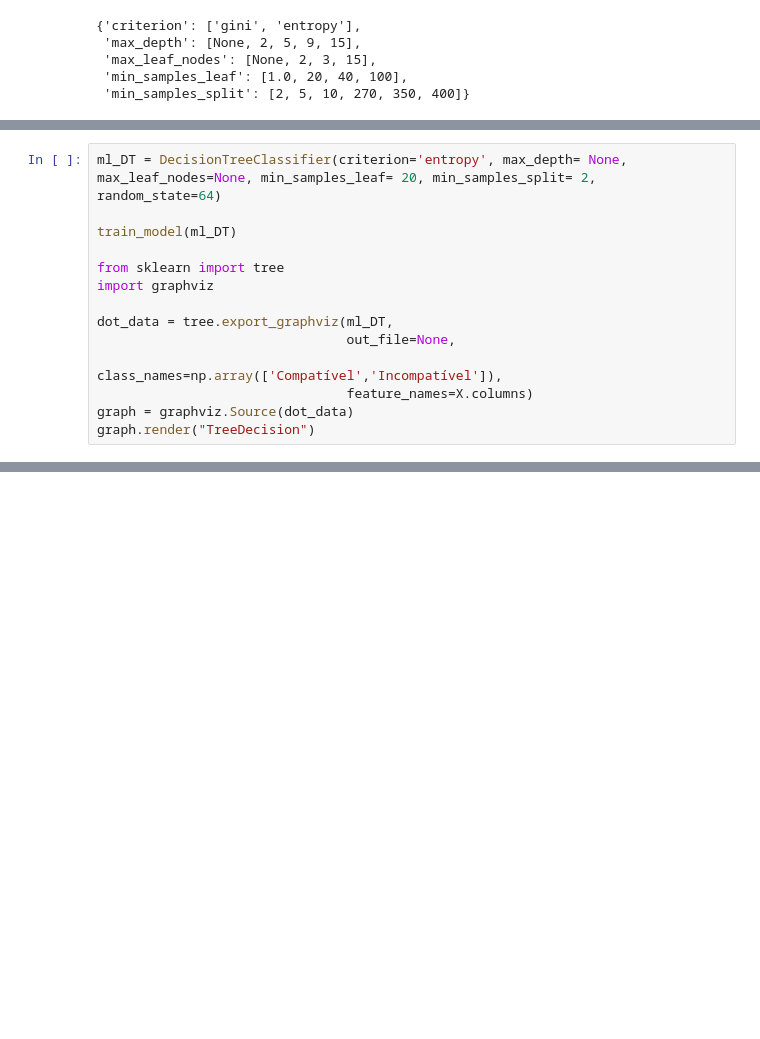
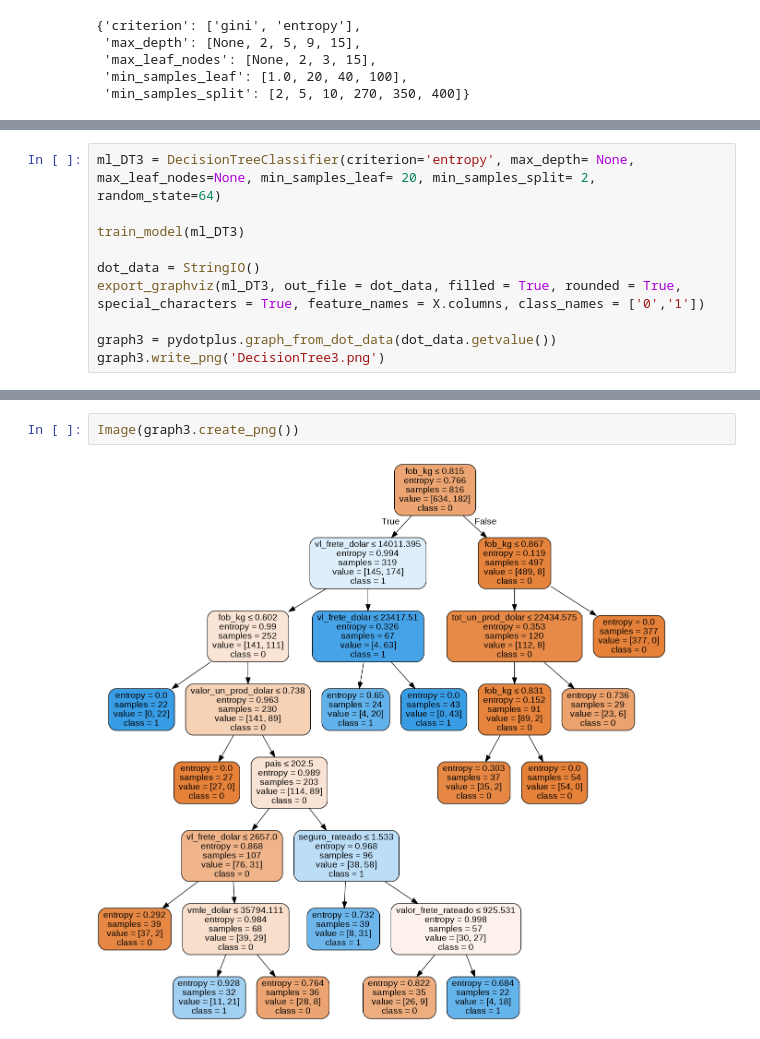
Before and after one commit to Mastroiani/TCC, a Jupyter notebook: TCC.ipynb, the cells around one changed output, grey strips where cells are left out. Cells and saved outputs as stored; diff of their text form; blank space fills up the shorter version.

```diff
--- a/TCC.ipynb
+++ b/TCC.ipynb
@@ -1355,15 +1355,11 @@ Image(graph.create_png())
 # %%
-ml_DT = DecisionTreeClassifier(criterion='entropy', max_depth= None, max_leaf_nodes=None, min_samples_leaf= 20, min_samples_split= 2, random_state=64)
+ml_DT3 = DecisionTreeClassifier(criterion='entropy', max_depth= None, max_leaf_nodes=None, min_samples_leaf= 20, min_samples_split= 2, random_state=64)
 
-train_model(ml_DT)
+train_model(ml_DT3)
 
-from sklearn import tree
-import graphviz
+dot_data = StringIO()
+export_graphviz(ml_DT3, out_file = dot_data, filled = True, rounded = True, special_characters = True, feature_names = X.columns, class_names = ['0','1'])
 
-dot_data = tree.export_graphviz(ml_DT,
-                                out_file=None,
-                                class_names=np.array(['Compatível','Incompatível']),
-                                feature_names=X.columns)
-graph = graphviz.Source(dot_data)
-graph.render("TreeDecision")
+graph3 = pydotplus.graph_from_dot_data(dot_data.getvalue())
+graph3.write_png('DecisionTree3.png')
 # %% [output]
@@ -1372 +1377,5 @@ graph.render("TreeDecision")
+# %%
+Image(graph3.create_png())
+# %% [output]
+[figure, added]
 # %%
```
Also changed, not shown: parts of 16 cells of this notebook.
